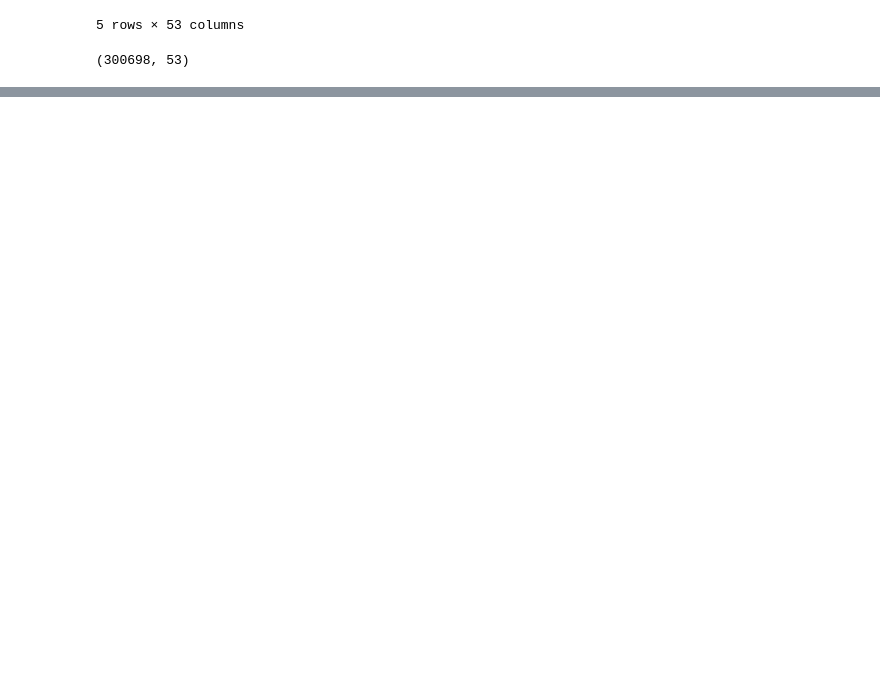
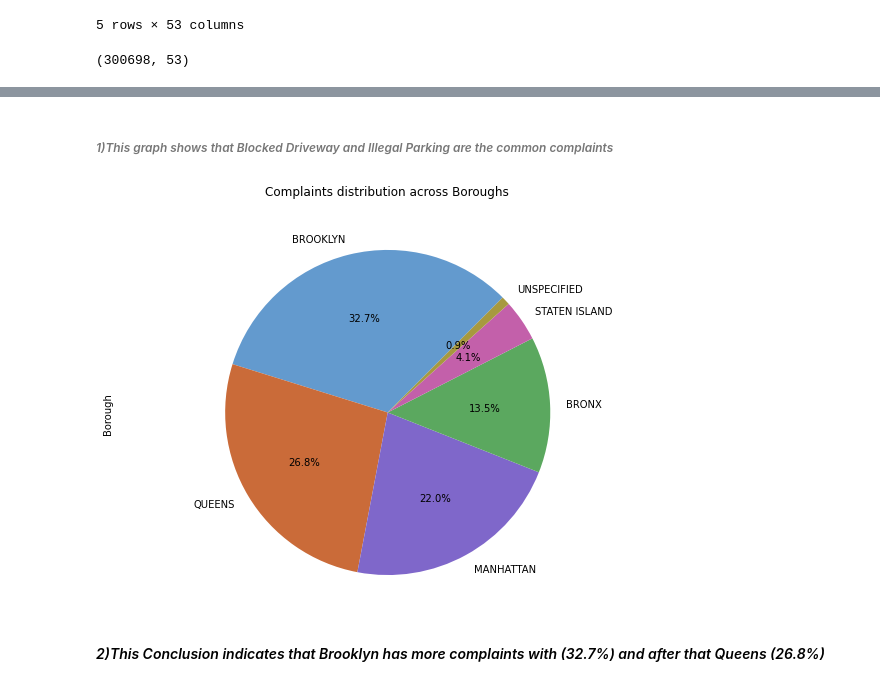
Before and after one commit to Rahulkumarr2080/Customer-Service-Requests-Analysis, a Jupyter notebook: Customer Service Requests Analysis.ipynb, the cells around one changed output, grey strips where cells are left out. Drawn from its saved outputs; the diff is of its cells as text; code cells hidden in the pictures; blank space fills up the shorter version.

```diff
--- a/Customer Service Requests Analysis.ipynb
+++ b/Customer Service Requests Analysis.ipynb
@@ -153,0 +304,17 @@ dtype: int64
+# %% [markdown]
+###### *1)This graph shows that Blocked Driveway and Illegal Parking are the common complaints*
+# %%
+# Conclusion -2 complaints distribution across Boroughs
+colors = ['#639ace','#ca6b39','#7f67ca','#5ba85f','#c360aa','#a7993f','#cc566a']
+customer_service_request['Borough'].value_counts().plot(kind='pie',autopct='%1.1f%%',
+                        startangle=45, colors = colors,
+                        figsize = (8,6))
+#plt.legend(title='BOROUGH', loc='upper right', bbox_to_anchor=(1.5,1))
+plt.axis('equal')
+plt.title('Complaints distribution across Boroughs\n\n')
+plt.tight_layout()
+plt.show()
+# %% [output]
+[figure, added]
+# %% [markdown]
+#### *2)This Conclusion indicates that Brooklyn has more complaints with (32.7%) and after that Queens (26.8%)*
```
Also changed, not shown: parts of 53 cells of this notebook, 2 other files.
